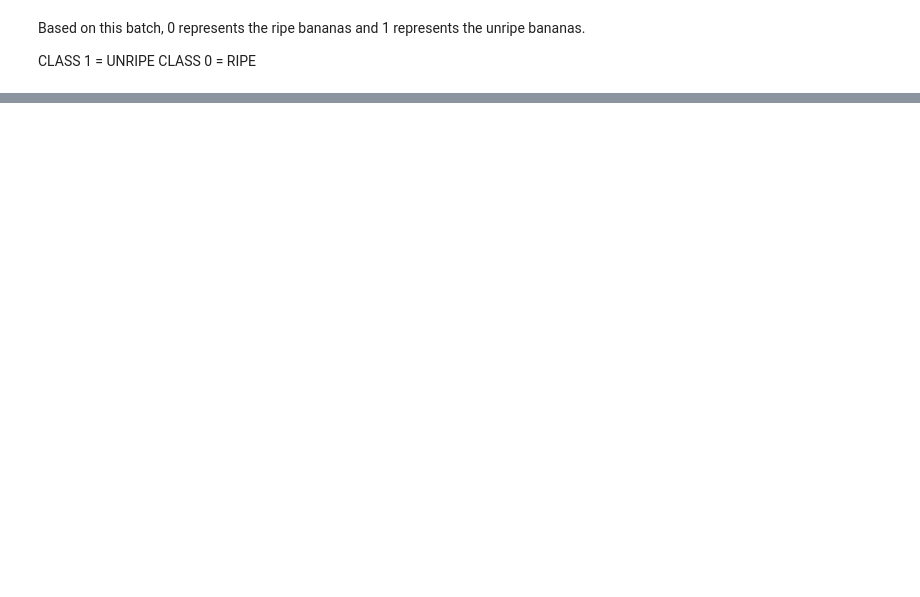
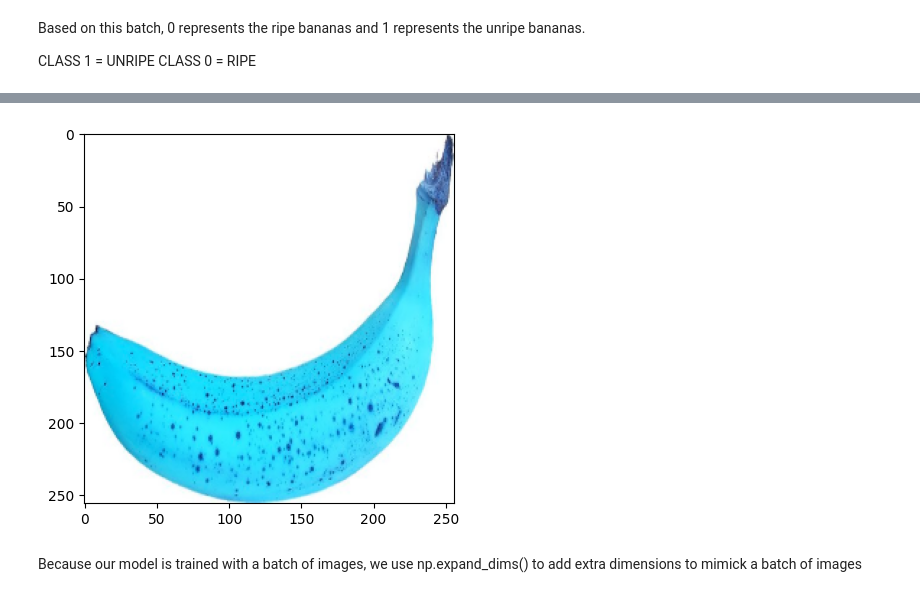
Before and after one commit to klam912/banana_ripeness_classification, a Jupyter notebook: code/analysis.ipynb, the cells around one changed output, grey strips where cells are left out. Saved outputs shown, nothing was run; the diff lists cells and outputs as text; code cells hidden in the pictures; blank space fills up the shorter version.

Commit message:
final model

```diff
--- a/code/analysis.ipynb
+++ b/code/analysis.ipynb
@@ -82,0 +309,4 @@ CLASS 0 = RIPE
+# %%
+image = cv2.imread('ripe_banana.jpg')
+plt.imshow(image)
+plt.show()
@@ -82,0 +315,8 @@ CLASS 0 = RIPE
+# %%
+resized_image = tf.image.resize(image, (256, 256))
+plt.imshow(resized_image.numpy().astype(int))
+plt.show()
+# %% [output]
+[figure, added]
+# %% [markdown]
+Because our model is trained with a batch of images, we use np.expand_dims() to add extra dimensions to mimick a batch of images
```
Also changed, not shown: parts of 65 cells of this notebook.
